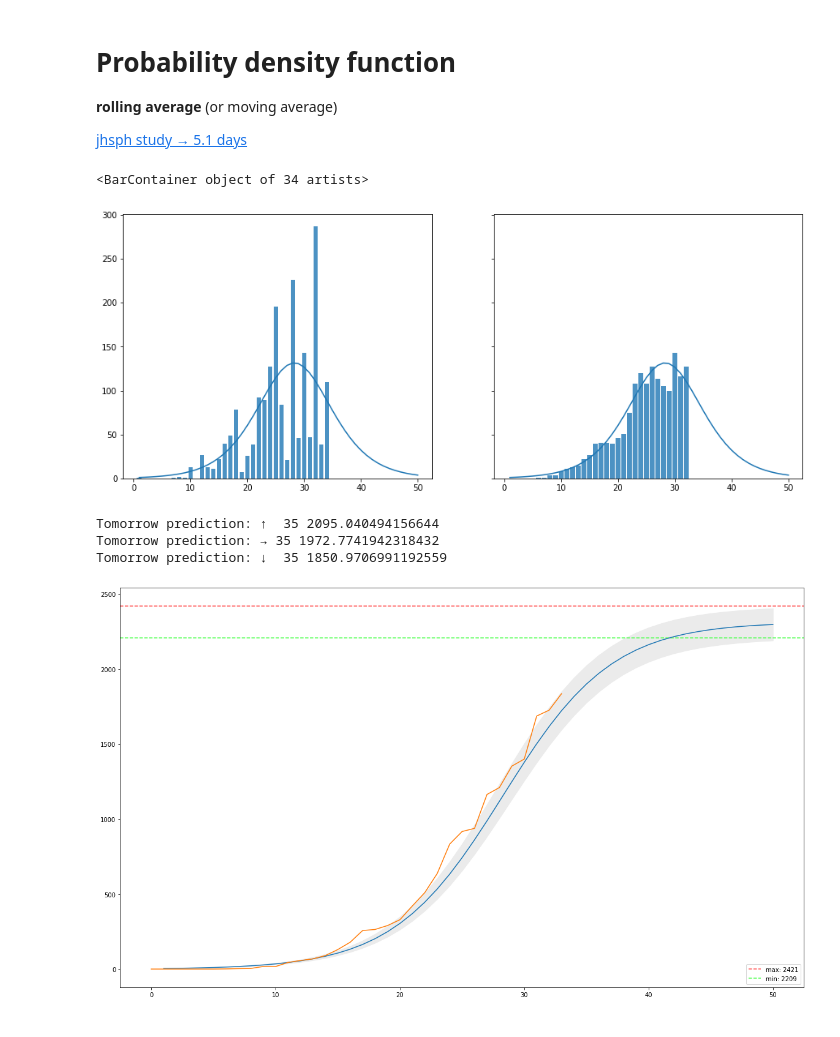
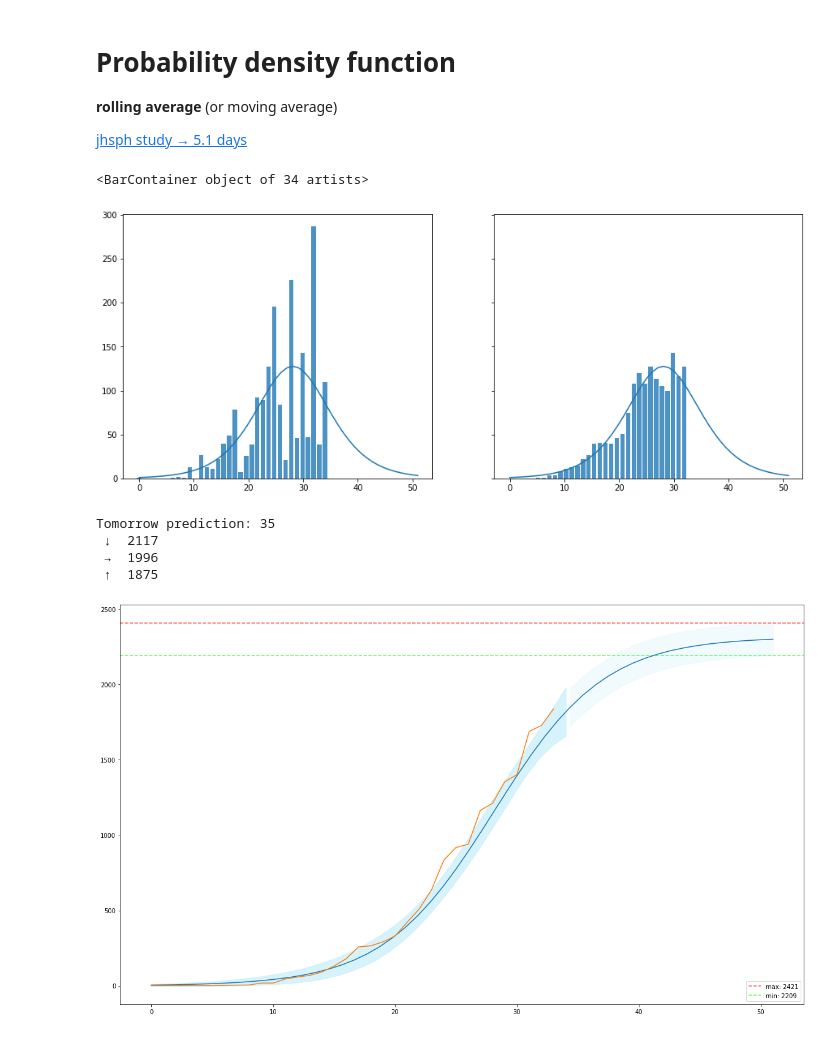
Before and after one commit to davidnussio/covid-19-ticino, a Jupyter notebook: Covid_Ticino.ipynb, the cells around one changed output. Drawn from its saved outputs; the diff is of its cells as text; code cells hidden in the pictures.

```diff
--- a/Covid_Ticino.ipynb
+++ b/Covid_Ticino.ipynb
@@ -50,8 +50,8 @@ number_of_days = len(data['ncumul_conf'])
 yData = data['ncumul_conf']
 
 # Days vector
-xData = numpy.linspace(1, number_of_days, number_of_days)
-xDataSample = numpy.linspace(1, num_sample, num_sample)
+xData = numpy.linspace(0, number_of_days, number_of_days)
+xDataSample = numpy.linspace(0, num_sample, num_sample)
 
 # Moving avarage
 r = new_infected.rolling(moving_avarage_win, center=True, win_type='gaussian')
@@ -69,9 +69,6 @@ print('Date range: [', data['date'][0], '- ', data['date'][number_of_days - 1],
 Number of days:  34
 Date range: [ 2020-02-25 -  2020-03-29 ]
 # %%
-#@title
-
-
 # Model
 smodel = Model(sigmoid)
 fit_params = Parameters()
@@ -80,7 +77,7 @@ fit_params.add('b', value=0.05, min=0, max=5)
 fit_params.add('c', value=30, min=1, max=200)
 #fit_params.add('d', value=1, min=0.95, max=1.15)
 
-result = smodel.fit(yData[:num_sample], fit_params, x=xDataSample)
+result = smodel.fit(yData[:num_sample], fit_params, x=xDataSample, fit_kws={'reduce_fcn':'negentropy'})
 
 result
 # %% [output]
@@ -152,7 +149,7 @@ result.plot()
 # %%
 # Predicted n days
 predicted_days = 50
-x = numpy.linspace(1, predicted_days, predicted_days)
+x = numpy.linspace(0, predicted_days + 1, predicted_days)
 
 ySigmoid_dx = [sigmoid_dx(i,
                           result.params['a'].value,
@@ -167,6 +164,7 @@ ySigmoid2 = [sigmoid(i,
                     result.params['b'].value,
                     result.params['c'].value + result.params['c'].stderr,
                     ) for i in x]
+
 ySigmoid3 = [sigmoid(i,
                     result.params['a'].value + result.params['a'].stderr,
                     result.params['b'].value,
@@ -182,7 +180,7 @@ ax.plot(data['ncumul_conf'])
 print('Tomorrow prediction: ', number_of_days + 1, ySigmoid[number_of_days + 1])
 
 ax.plot(x, smodel.eval(params=result.params, x=x), label='Nelder', zorder=100)
-dely = result.eval_uncertainty(sigma=4)
+dely = result.eval_uncertainty(sigma=5)
 print('DELY: ', len(xData), len(dely), len(result.best_fit))
 plt.fill_between(xDataSample, result.best_fit-dely, result.best_fit+dely, color="#EBEBEB")
 
@@ -202,7 +200,7 @@ fig, ax = plt.subplots(1, 2, sharex='all', sharey='all')
 
 fig.set_size_inches(15, 6, forward=True)
 
-xInf = numpy.linspace(1, len(new_infected), len(new_infected))
+xInf = numpy.linspace(0, len(new_infected), len(new_infected))
 
 ax[0].plot(x, ySigmoid_dx)
 ax[0].bar(xInf, new_infected, alpha=0.8)
@@ -211,28 +209,37 @@ ax[1].plot(x, ySigmoid_dx)
 ax[1].bar(xInf, new_infected_rolling, alpha=0.8)
 # %% [output]
 <BarContainer object of 34 artists>
-[figure, old version]
+[figure, new version]
 # %%
 fig, ax = plt.subplots()
 
 fig.set_size_inches(20, 12, forward=True)
 
-ax.axhline(result.params['a'].value + result.params['a'].stderr, linestyle='dashed', color='#ff5555')
-ax.axhline(result.params['a'].value - result.params['a'].stderr, linestyle='dashed', color='#55ff55')
+#ax.axhline(result.params['a'].value + result.params['a'].stderr, linestyle='dashed', color='#ff5555')
+#ax.axhline(result.params['a'].value - result.params['a'].stderr, linestyle='dashed', color='#55ff55')
+
+ax.axhline(ySigmoid3[-1], linestyle='dashed', color='#ff5555')
+ax.axhline(ySigmoid2[-1], linestyle='dashed', color='#55ff55')
 
 ax.legend(("max: " + str(infected_upper), "min: " + str(infected_lower)))
 
-ax.fill_between(x, ySigmoid2, ySigmoid3, color="#ebebeb")
+next_data = len(result.best_fit) - 1
+
+ax.fill_between(x[next_data:], ySigmoid2[next_data:], ySigmoid3[next_data:], color="#bbebfb", alpha=0.2)
 
 ax.plot(x, ySigmoid)
 
+plt.fill_between(xDataSample, result.best_fit-dely, result.best_fit+dely, color="#bbebfb", alpha=0.6)
+
 ax.plot(data['ncumul_conf'])
 
-print('Tomorrow prediction: ↑ ', number_of_days + 1, ySigmoid3[number_of_days + 1])
-print('Tomorrow prediction: →', number_of_days + 1, ySigmoid[number_of_days + 1])
-print('Tomorrow prediction: ↓ ', number_of_days + 1, ySigmoid2[number_of_days + 1])
+print('Tomorrow prediction:', number_of_days + 1)
+print(' ↓ ', int(round(ySigmoid3[number_of_days + 1])))
+print(' → ', int(round(ySigmoid[number_of_days + 1])))
+print(' ↑ ', int(round(ySigmoid2[number_of_days + 1])))
 # %% [output]
-Tomorrow prediction: ↑  35 2095.040494156644
-Tomorrow prediction: → 35 1972.7741942318432
-Tomorrow prediction: ↓  35 1850.9706991192559
+Tomorrow prediction: 35
+ ↓  2117
+ →  1996
+ ↑  1875
-[figure, old version]
+[figure, new version]
```
Also changed, not shown: parts of 4 cells of this notebook.
